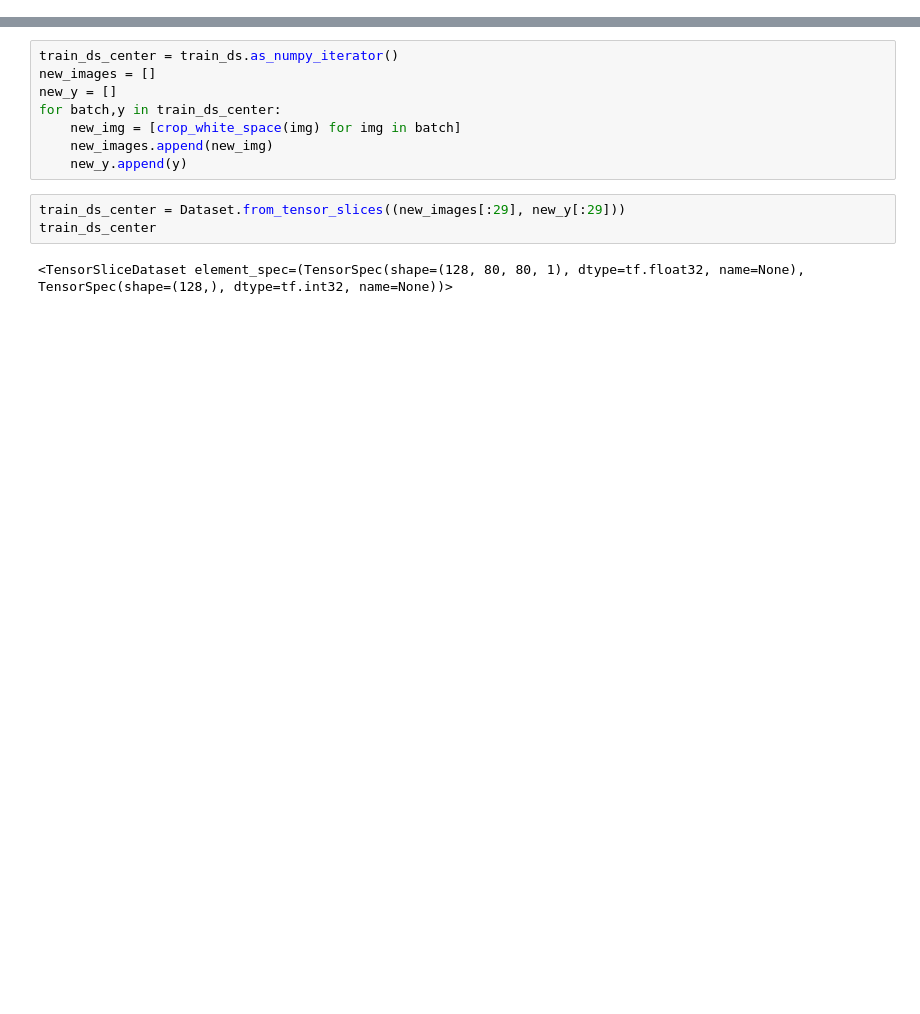
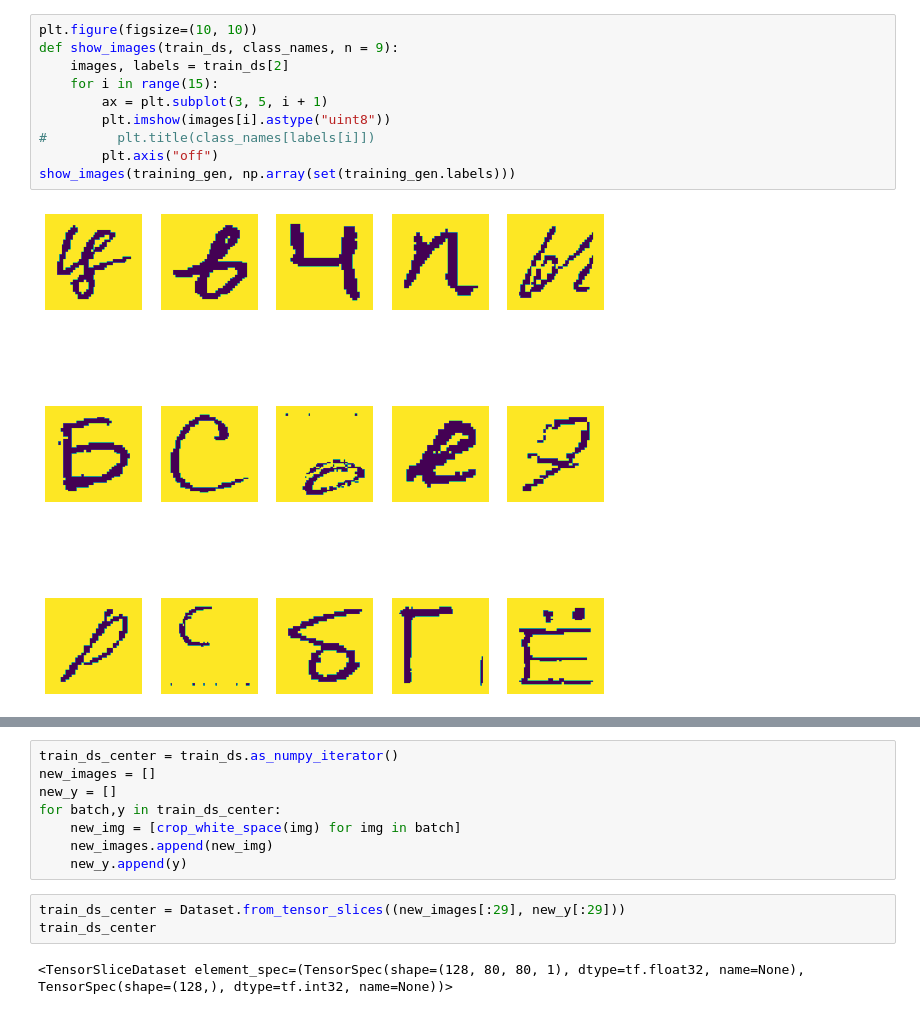
Before and after one commit to dumperize/letters_cv, a Jupyter notebook: index.ipynb, the cells around one changed output, grey strips where cells are left out. Cells and saved outputs as stored; diff of their text form; blank space fills up the shorter version.

```diff
--- a/index.ipynb
+++ b/index.ipynb
@@ -10,3 +115,15 @@ IMAGE_SHAPE = (128,128)
+# %%
+plt.figure(figsize=(10, 10))
+def show_images(train_ds, class_names, n = 9):
+    images, labels = train_ds[2]
+    for i in range(15):
+        ax = plt.subplot(3, 5, i + 1)
+        plt.imshow(images[i].astype("uint8"))
+#         plt.title(class_names[labels[i]])
+        plt.axis("off")
+show_images(training_gen, np.array(set(training_gen.labels)))
+# %% [output]
+[figure, added]
 # %%
 train_ds = tf.keras.utils.image_dataset_from_directory(
     'TRAIN',
```
Also changed, not shown: parts of 25 cells of this notebook, 8 other files.
